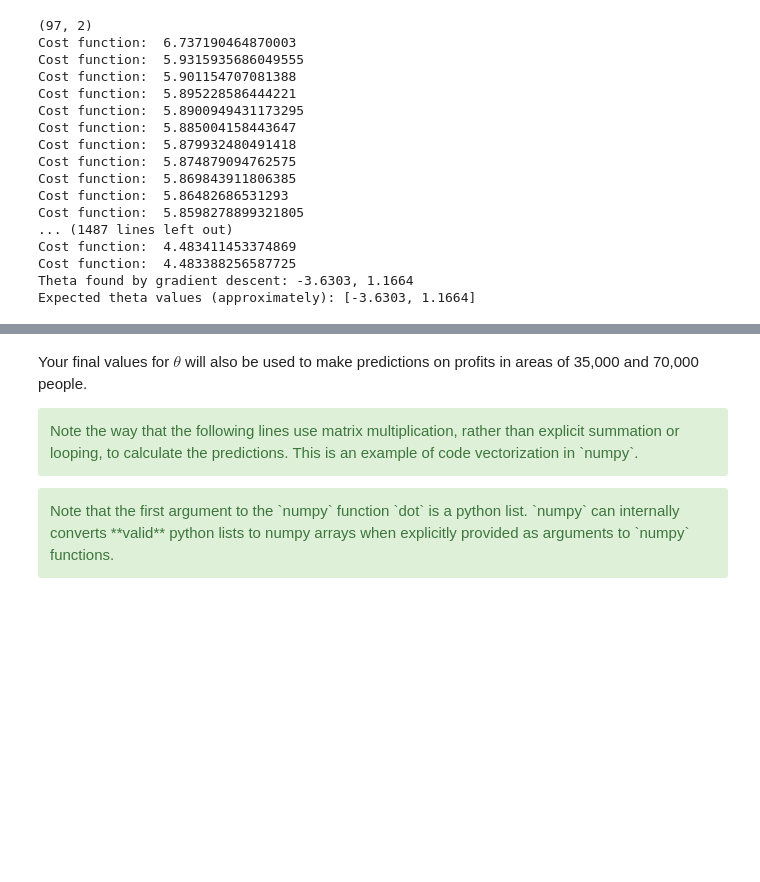
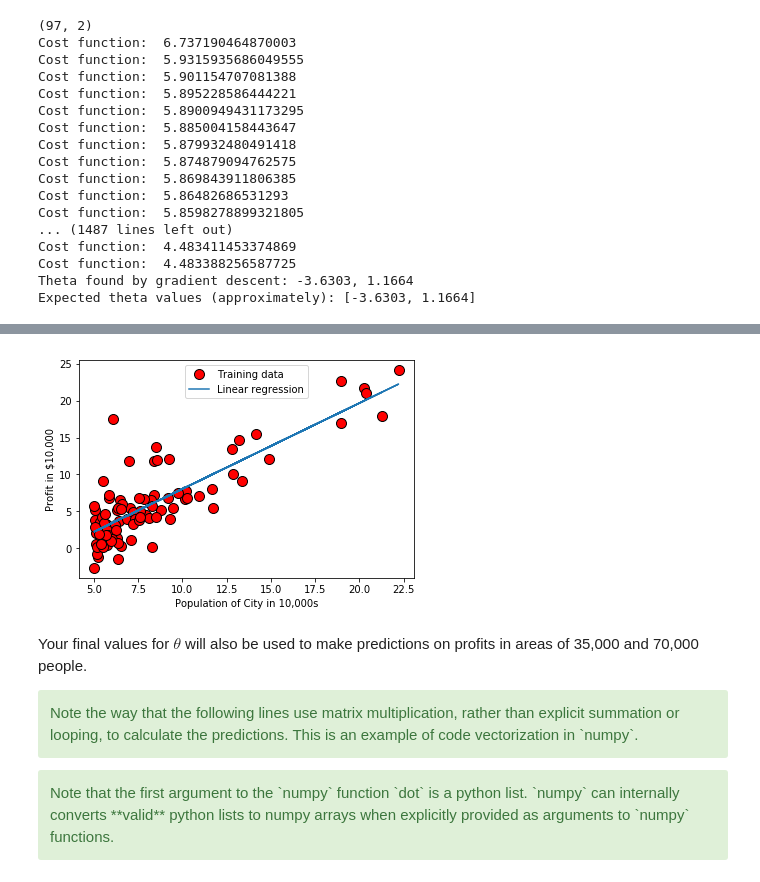
Before and after one commit to yuting3656/ml-coursera-octave2python, a Jupyter notebook: Exercise1/exercise1.ipynb, the cells around one changed output, grey strips where cells are left out. Saved outputs shown, nothing was run; the diff lists cells and outputs as text; code cells hidden in the pictures; blank space fills up the shorter version.

```diff
--- a/Exercise1/exercise1.ipynb
+++ b/Exercise1/exercise1.ipynb
@@ -527,8 +527,10 @@ We will use your final parameters to plot the linear fit. The results should loo
 # %%
 # plot the linear fit
 plotData(X[:, 1], y)
 pyplot.plot(X[:, 1], np.dot(X, theta), '-')
-pyplot.legend(['Training data', 'Linear regression']);
+pyplot.legend(['Training data', 'Linear regression'], loc=9);
+# %% [output]
+[figure, added]
 # %% [markdown]
 Your final values for $\theta$ will also be used to make predictions on profits in areas of 35,000 and 70,000 people.
 
```
Also changed, not shown: parts of 1 cell of this notebook, 2 other files.
